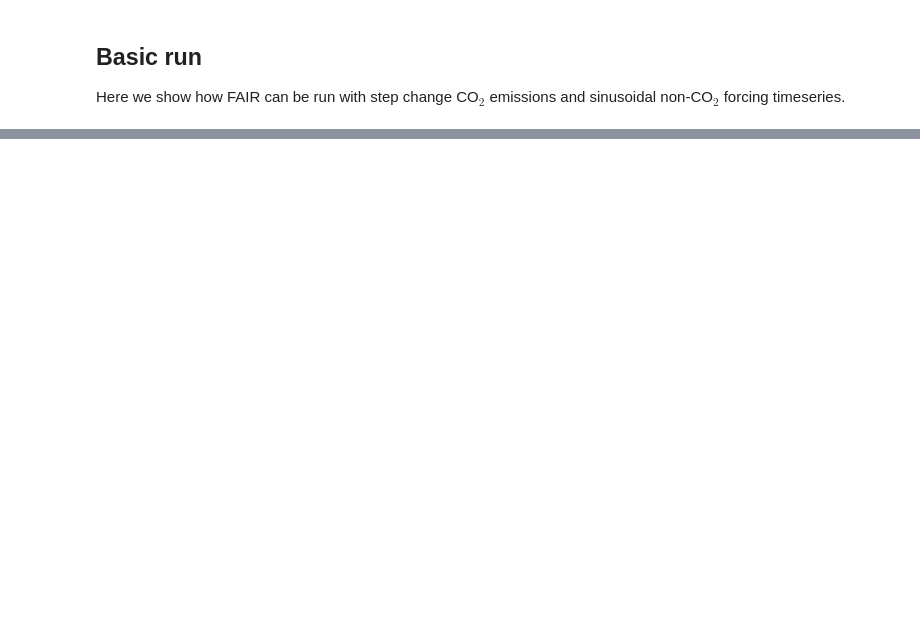
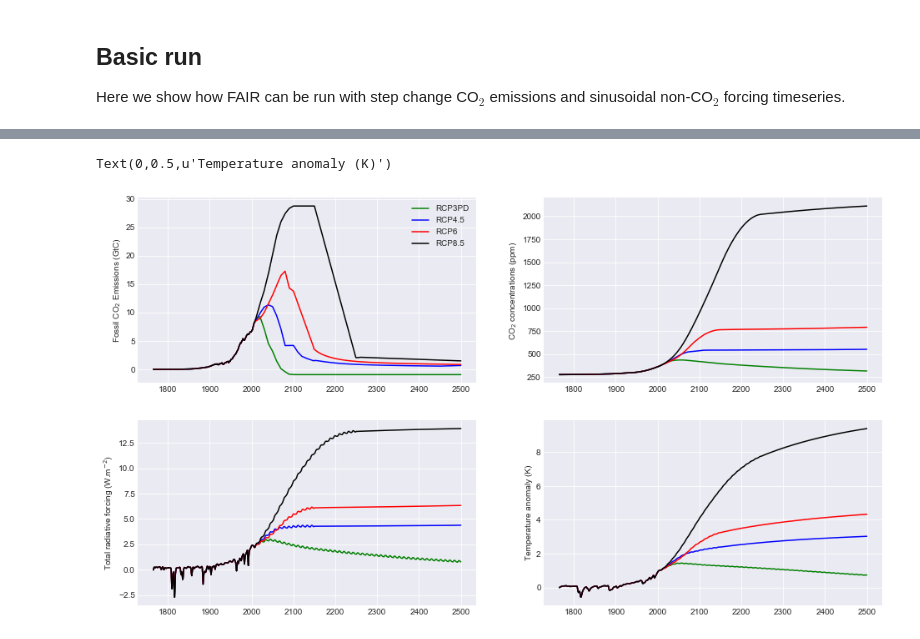
Before and after one commit to OMS-NetZero/FAIR, a Jupyter notebook: index.ipynb, the cells around one changed output, grey strips where cells are left out. Drawn from its saved outputs; the diff is of its cells as text; code cells hidden in the pictures; blank space fills up the shorter version.

Commit message:
Copy over changes from multi_gas to new branch_1.1.0

```diff
--- a/index.ipynb
+++ b/index.ipynb
@@ -722,0 +62,58 @@ fair.forward.plot_fair(allt_emissions,
+# %%
+from fair.RCPs import rcp3pd, rcp45, rcp6, rcp85
+from fair.ancil import natural
+
+fig = plt.figure()
+ax1 = fig.add_subplot(221)
+ax2 = fig.add_subplot(222)
+ax3 = fig.add_subplot(223)
+ax4 = fig.add_subplot(224)
+
+C,F,T = fair.forward.fair_scm(emissions  = rcp3pd.Emissions.emissions,
+                              F_solar    = rcp3pd.Forcing.solar,
+                              F_volcanic = rcp3pd.Forcing.volcanic,
+                              natural    = natural.Emissions.emissions,
+                              useMultigas= True)
+ax1.plot(rcp3pd.Emissions.year, rcp3pd.Emissions.co2_fossil, color='green', label='RCP3PD')
+ax2.plot(rcp3pd.Emissions.year, C[:,0], color='green')
+ax3.plot(rcp3pd.Emissions.year, np.sum(F, axis=1), color='green')
+ax4.plot(rcp3pd.Emissions.year, T, color='green')
+
+C,F,T = fair.forward.fair_scm(emissions  = rcp45.Emissions.emissions,
+                              F_solar    = rcp45.Forcing.solar,
+                              F_volcanic = rcp45.Forcing.volcanic,
+                              natural    = natural.Emissions.emissions,
+                              useMultigas= True)
+ax1.plot(rcp45.Emissions.year, rcp45.Emissions.co2_fossil, color='blue', label='RCP4.5')
+ax2.plot(rcp45.Emissions.year, C[:,0], color='blue')
+ax3.plot(rcp45.Emissions.year, np.sum(F, axis=1), color='blue')
+ax4.plot(rcp45.Emissions.year, T, color='blue')
+
+C,F,T = fair.forward.fair_scm(emissions  = rcp6.Emissions.emissions,
+                              F_solar    = rcp6.Forcing.solar,
+                              F_volcanic = rcp6.Forcing.volcanic,
+                              natural    = natural.Emissions.emissions,
+                              useMultigas= True)
+ax1.plot(rcp6.Emissions.year, rcp6.Emissions.co2_fossil, color='red', label='RCP6')
+ax2.plot(rcp6.Emissions.year, C[:,0], color='red')
+ax3.plot(rcp6.Emissions.year, np.sum(F, axis=1), color='red')
+ax4.plot(rcp6.Emissions.year, T, color='red')
+
+C,F,T = fair.forward.fair_scm(emissions  = rcp85.Emissions.emissions,
+                              F_solar    = rcp85.Forcing.solar,
+                              F_volcanic = rcp85.Forcing.volcanic,
+                              natural    = natural.Emissions.emissions,
+                              useMultigas= True)
+ax1.plot(rcp85.Emissions.year, rcp85.Emissions.co2_fossil, color='black', label='RCP8.5')
+ax2.plot(rcp85.Emissions.year, C[:,0], color='black')
+ax3.plot(rcp85.Emissions.year, np.sum(F, axis=1), color='black')
+ax4.plot(rcp85.Emissions.year, T, color='black')
+
+ax1.set_ylabel('Fossil CO$_2$ Emissions (GtC)')
+ax1.legend()
+ax2.set_ylabel('CO$_2$ concentrations (ppm)')
+ax3.set_ylabel('Total radiative forcing (W.m$^{-2}$)')
+ax4.set_ylabel('Temperature anomaly (K)')
+# %% [output]
+Text(0,0.5,u'Temperature anomaly (K)')
+[figure, added]
```
Also changed, not shown: parts of 29 cells of this notebook, 37 other files.
